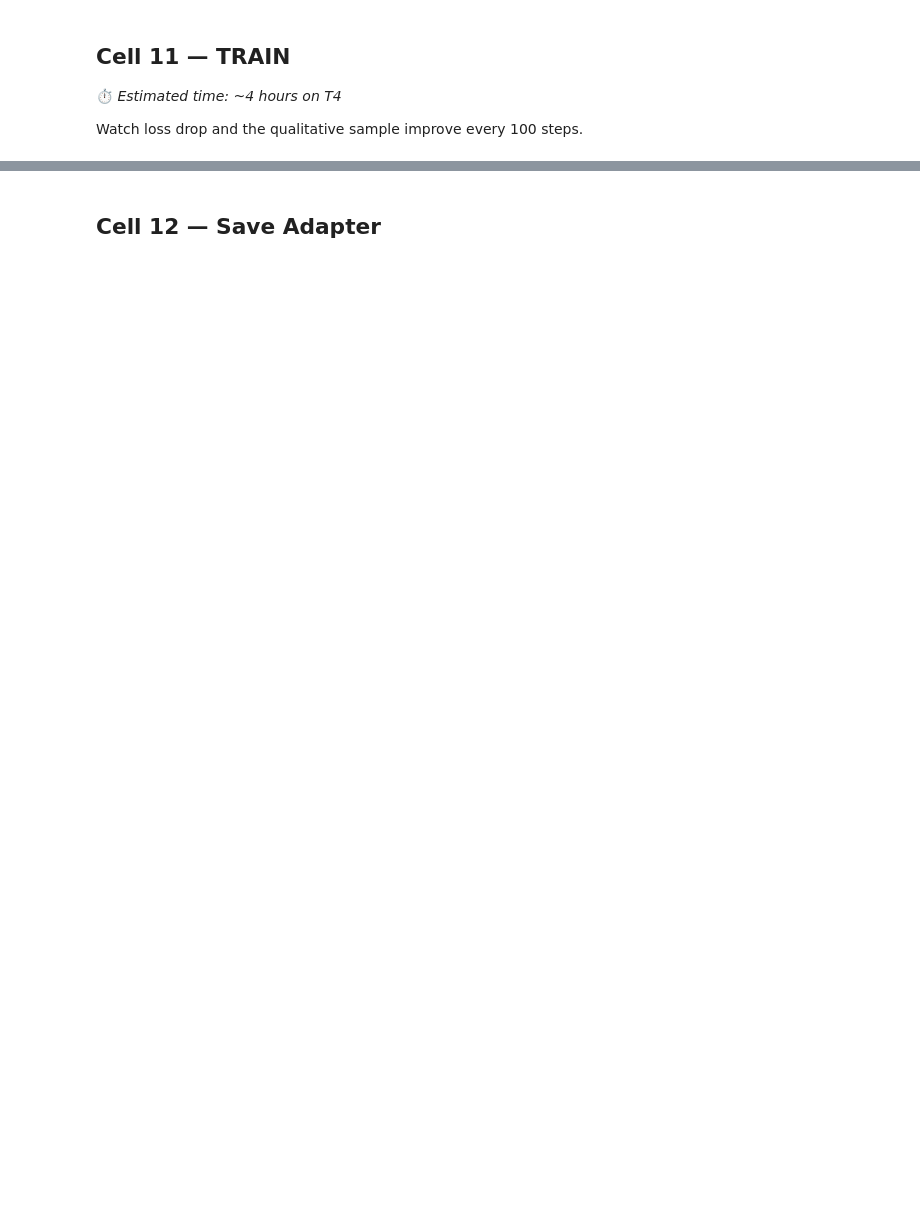
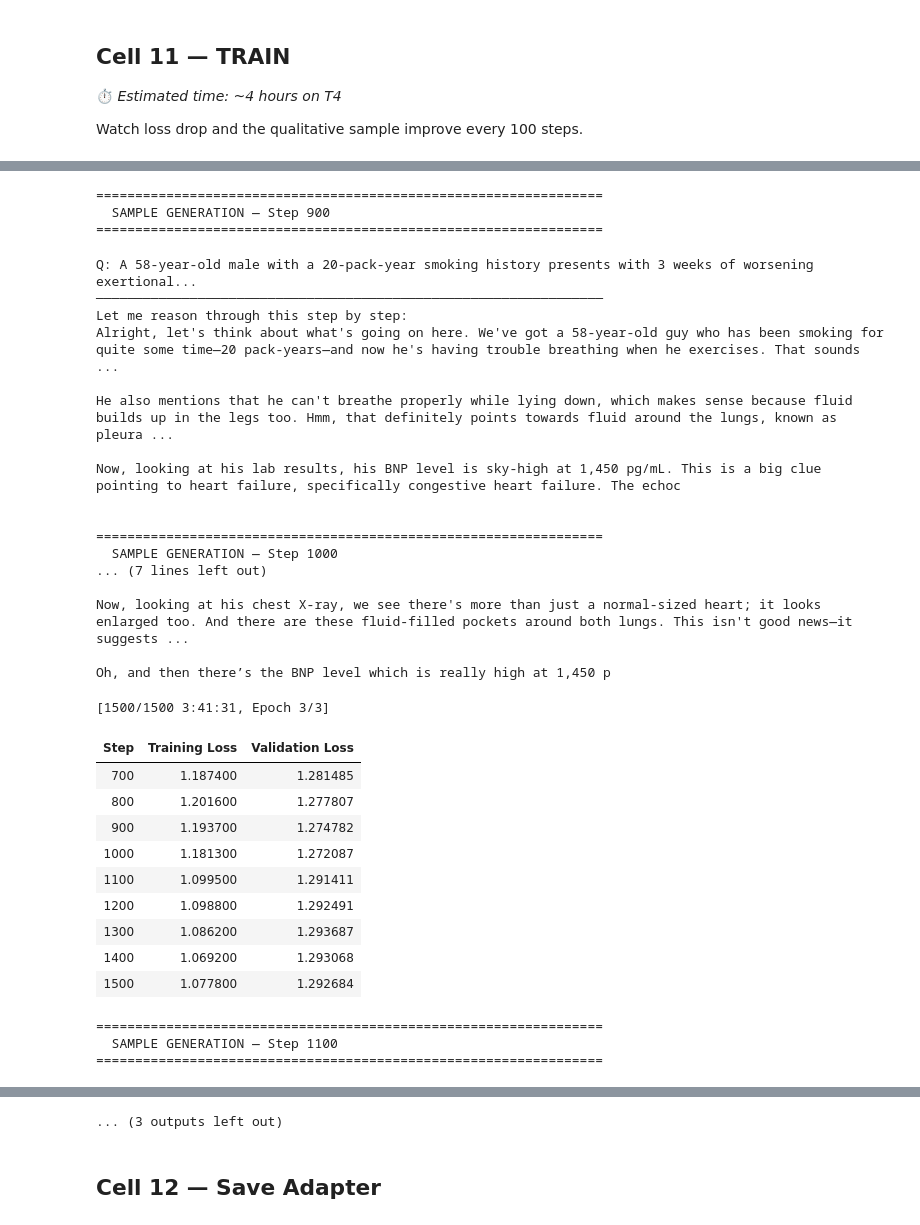
Before and after one commit to SandipAcharya/medical-reasoning-llm, a Jupyter notebook: notebooks/02_training_colab.ipynb, the cells around one changed output, grey strips where cells are left out. Cells and saved outputs as stored; diff of their text form; code cells hidden in the pictures; blank space fills up the shorter version.

```diff
--- a/notebooks/02_training_colab.ipynb
+++ b/notebooks/02_training_colab.ipynb
@@ -164,7 +198,7 @@ import random
 from datasets import load_dataset, DatasetDict
 
 print(f"Loading {DATASET_NAME}...")
-full_ds = load_dataset(DATASET_NAME, split="train")
+full_ds = load_dataset(DATASET_NAME,"en", split="train")
 print(f"Full dataset: {len(full_ds):,} samples")
 
 # Draw reproducible subset
@@ -404,7 +484,7 @@ sft_config = SFTConfig(
     # ── Core training ──────────────────────────────────────────────────────
     num_train_epochs      = NUM_EPOCHS,
     per_device_train_batch_size = BATCH_SIZE,
-    per_device_eval_batch_size  = 4,
+    per_device_eval_batch_size  = 2,
     gradient_accumulation_steps = GRAD_ACCUM,
     learning_rate         = LEARNING_RATE,
     lr_scheduler_type     = LR_SCHEDULER,
@@ -436,7 +516,7 @@ sft_config = SFTConfig(
     packing               = False,
 
     # ── Misc ───────────────────────────────────────────────────────────────
-    remove_unused_columns = False,
+    remove_unused_columns = True,
     report_to             = "none",   # change to "wandb" if tracking
     dataloader_num_workers= 2,
 )
@@ -471,20 +563,3 @@ print("=" * 55)
 ⏱️ *Estimated time: ~4 hours on T4*
 
 Watch loss drop and the qualitative sample improve every 100 steps.
-# %%
-print("Starting training...")
-print("  Tip: Every 100 steps a clinical scenario is generated")
-print("  so you can watch reasoning quality improve live.\n")
-
-start_time = time.time()
-train_result = trainer.train()
-elapsed_min  = (time.time() - start_time) / 60
-
-print("\n" + "=" * 55)
-print("  TRAINING COMPLETE")
-print("=" * 55)
-print(f"  Train loss    : {train_result.training_loss:.4f}")
-print(f"  Total steps   : {train_result.global_step}")
-print(f"  Runtime (min) : {elapsed_min:.1f}")
-print(f"  Runtime (hr)  : {elapsed_min/60:.2f}")
-print("=" * 55)
@@ -490,0 +579,22 @@ print("=" * 55)
+# %%
+print("Starting training...")
+print("  Tip: Every 100 steps a clinical scenario is generated")
+print("  so you can watch reasoning quality improve live.\n")
+
+# Fix for PyTorch 2.6 checkpoint loading
+import numpy as np
+torch.serialization.add_safe_globals([np._core.multiarray._reconstruct])
+
+start_time = time.time()
+train_result = trainer.train(resume_from_checkpoint=True)
+elapsed_min  = (time.time() - start_time) / 60
+
+print("\n" + "=" * 55)
+print("  TRAINING COMPLETE")
+print("=" * 55)
+print(f"  Train loss    : {train_result.training_loss:.4f}")
+print(f"  Total steps   : {train_result.global_step}")
+print(f"  Runtime (min) : {elapsed_min:.1f}")
+print(f"  Runtime (hr)  : {elapsed_min/60:.2f}")
+print("=" * 55)
+# %% [output]
@@ -490,0 +630,34 @@ print("=" * 55)
+=================================================================
+  SAMPLE GENERATION — Step 900
+=================================================================
+Q: A 58-year-old male with a 20-pack-year smoking history presents with 3 weeks of worsening exertional...
+─────────────────────────────────────────────────────────────────
+Let me reason through this step by step:
+Alright, let's think about what's going on here. We've got a 58-year-old guy who has been smoking for quite some time—20 pack-years—and now he's having trouble breathing when he exercises. That sounds ...
+
+He also mentions that he can't breathe properly while lying down, which makes sense because fluid builds up in the legs too. Hmm, that definitely points towards fluid around the lungs, known as pleura ...
+
+Now, looking at his lab results, his BNP level is sky-high at 1,450 pg/mL. This is a big clue pointing to heart failure, specifically congestive heart failure. The echoc
+
+
+=================================================================
+  SAMPLE GENERATION — Step 1000
+... (7 lines left out)
+
+Now, looking at his chest X-ray, we see there's more than just a normal-sized heart; it looks enlarged too. And there are these fluid-filled pockets around both lungs. This isn't good news—it suggests ...
+
+Oh, and then there’s the BNP level which is really high at 1,450 p
+[1500/1500 3:41:31, Epoch 3/3]
+| Step | Training Loss | Validation Loss |
+| 700 | 1.187400 | 1.281485 |
+| 800 | 1.201600 | 1.277807 |
+| 900 | 1.193700 | 1.274782 |
+| 1000 | 1.181300 | 1.272087 |
+| 1100 | 1.099500 | 1.291411 |
+| 1200 | 1.098800 | 1.292491 |
+| 1300 | 1.086200 | 1.293687 |
+| 1400 | 1.069200 | 1.293068 |
+| 1500 | 1.077800 | 1.292684 |
+=================================================================
+  SAMPLE GENERATION — Step 1100
+=================================================================
@@ -491,3 +684,4 @@ print("=" * 55)
+... (3 outputs left out)
 # %% [markdown]
 ##  Cell 12 — Save Adapter
 # %%
```
Also changed, not shown: parts of 25 cells of this notebook, 5 other files.
